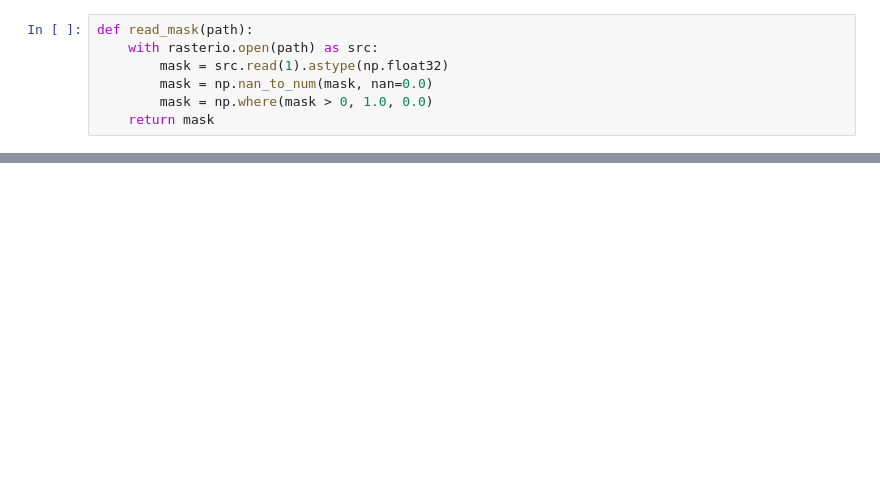
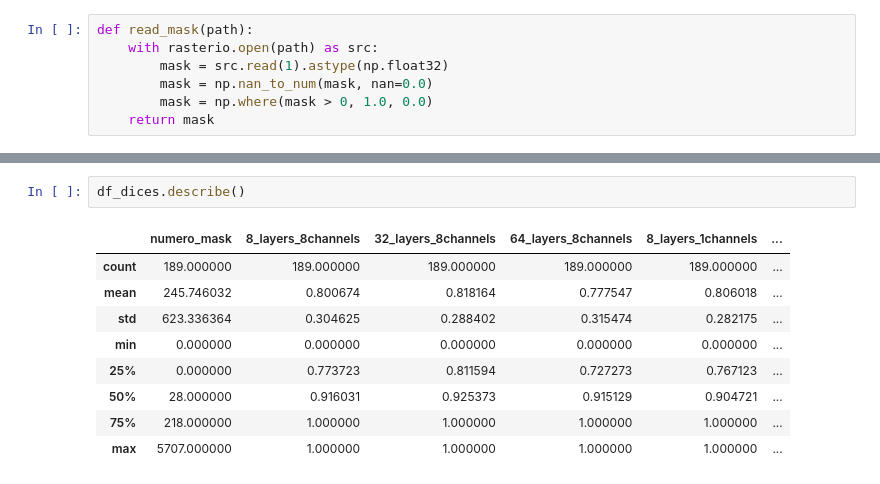
Before and after one commit to everaldina/worcap-2025, a Jupyter notebook: infer.ipynb, the cells around one changed output, grey strips where cells are left out. Saved outputs shown, nothing was run; the diff lists cells and outputs as text; blank space fills up the shorter version.

```diff
--- a/infer.ipynb
+++ b/infer.ipynb
@@ -104,3 +129,15 @@ df_dices.head()
+# %%
+df_dices.describe()
+# %% [output]
+|  | numero_mask | 8_layers_8channels | 32_layers_8channels | 64_layers_8channels | 8_layers_1channels | ... |
+| count | 189.000000 | 189.000000 | 189.000000 | 189.000000 | 189.000000 | ... |
+| mean | 245.746032 | 0.800674 | 0.818164 | 0.777547 | 0.806018 | ... |
+| std | 623.336364 | 0.304625 | 0.288402 | 0.315474 | 0.282175 | ... |
+| min | 0.000000 | 0.000000 | 0.000000 | 0.000000 | 0.000000 | ... |
+| 25% | 0.000000 | 0.773723 | 0.811594 | 0.727273 | 0.767123 | ... |
+| 50% | 28.000000 | 0.916031 | 0.925373 | 0.915129 | 0.904721 | ... |
+| 75% | 218.000000 | 1.000000 | 1.000000 | 1.000000 | 1.000000 | ... |
+| max | 5707.000000 | 1.000000 | 1.000000 | 1.000000 | 1.000000 | ... |
 # %%
 df_dices_with_mask = df_dices[df_dices['numero_mask'] > 0]
 
```
Also changed, not shown: parts of 5 cells of this notebook, 5 other files.
